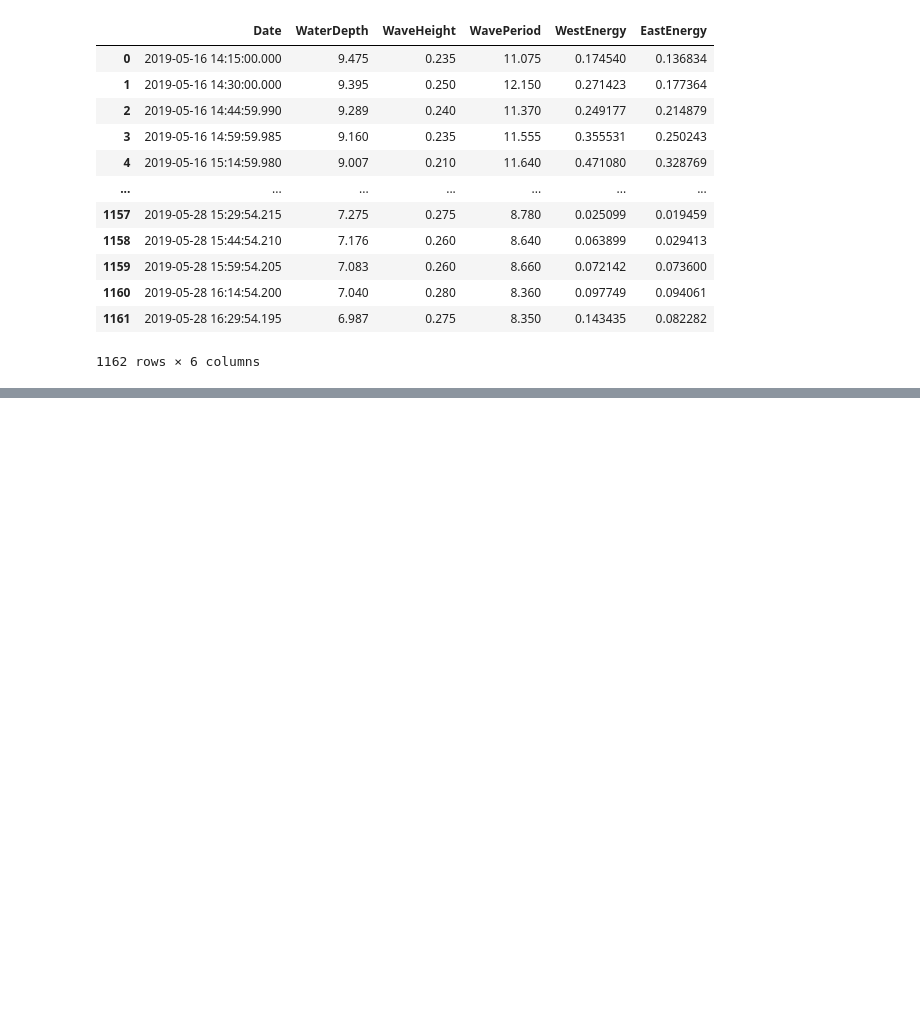
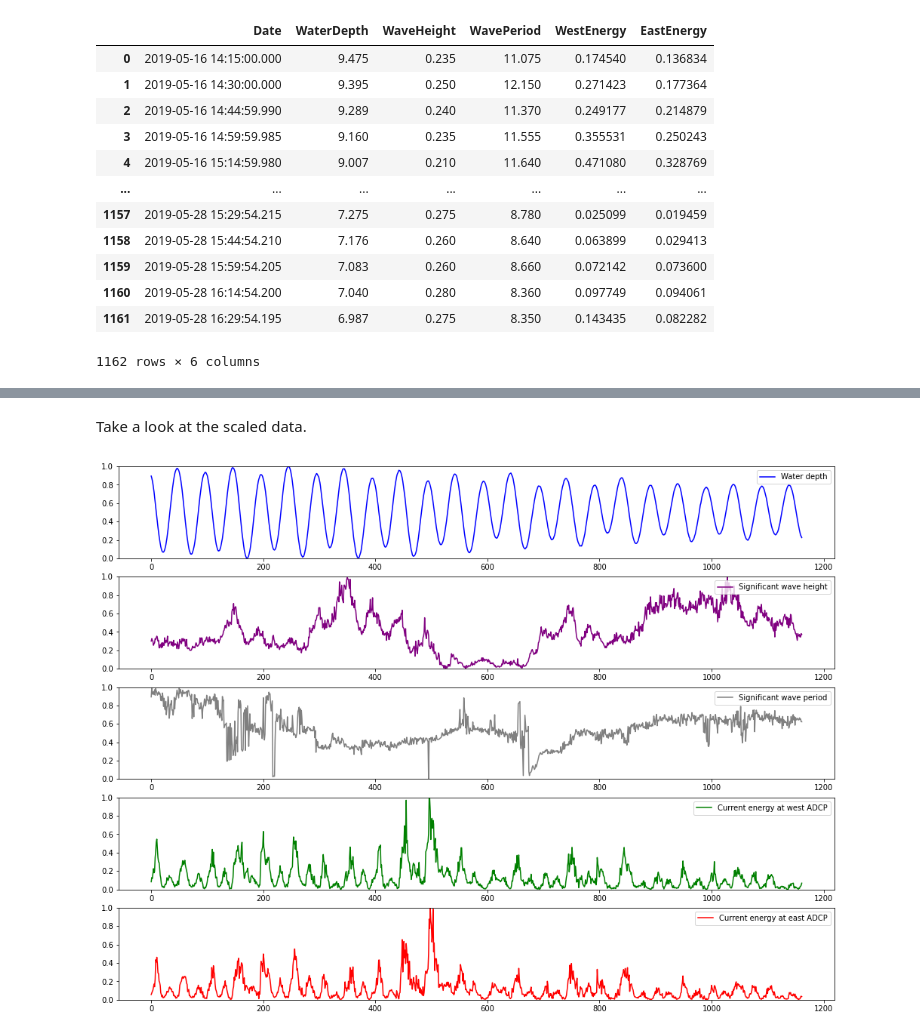
Before and after one commit to alexknyshu/adcpml, a Jupyter notebook: adcpml.ipynb, the cells around one changed output, grey strips where cells are left out. Drawn from its saved outputs; the diff is of its cells as text; code cells hidden in the pictures; blank space fills up the shorter version.

```diff
--- a/adcpml.ipynb
+++ b/adcpml.ipynb
@@ -79,0 +111,10 @@ Let's now visualize the final dataset using the Matplotlib:
+# %%
+# remove the date column and apply min-max scaling
+adcpdata_nodate = adcpdata.drop('Date', axis='columns')
+scaler = MinMaxScaler()
+scaler.fit(adcpdata_nodate)
+adcpdata_scaled = scaler.fit_transform(adcpdata_nodate)
+adcpdata_scaled = pd.DataFrame(adcpdata_scaled, columns=adcpdata_nodate.columns)
+
+# display scaled data
+display(adcpdata_scaled)
@@ -79,0 +135,29 @@ Let's now visualize the final dataset using the Matplotlib:
+# %% [markdown]
+Take a look at the scaled data.
+# %%
+# visualize the adcp data
+fig, axs = plt.subplots(5, figsize=(17, 13))
+
+axs[0].plot(samples, adcpdata_scaled.iloc[:,0], c='blue', label='Water depth')
+axs[0].set_ylim([0, 1])
+axs[0].legend(loc='upper right')
+
+axs[1].plot(samples, adcpdata_scaled.iloc[:,1], c='purple', label='Significant wave height')
+axs[1].set_ylim([0, 1])
+axs[1].legend(loc='upper right')
+
+axs[2].plot(samples, adcpdata_scaled.iloc[:,2], c='gray', label='Significant wave period')
+axs[2].set_ylim([0, 1])
+axs[2].legend(loc='upper right')
+
+axs[3].plot(samples, adcpdata_scaled.iloc[:,3], c='green', label='Current energy at west ADCP')
+axs[3].set_ylim([0, 1])
+axs[3].legend(loc='upper right')
+
+axs[4].plot(samples, adcpdata_scaled.iloc[:,4], c='red', label='Current energy at east ADCP')
+axs[4].set_ylim([0, 1])
+axs[4].legend(loc='upper right')
+
+plt.show()
+# %% [output]
+[figure, added]
```
Also changed, not shown: parts of 8 cells of this notebook.
